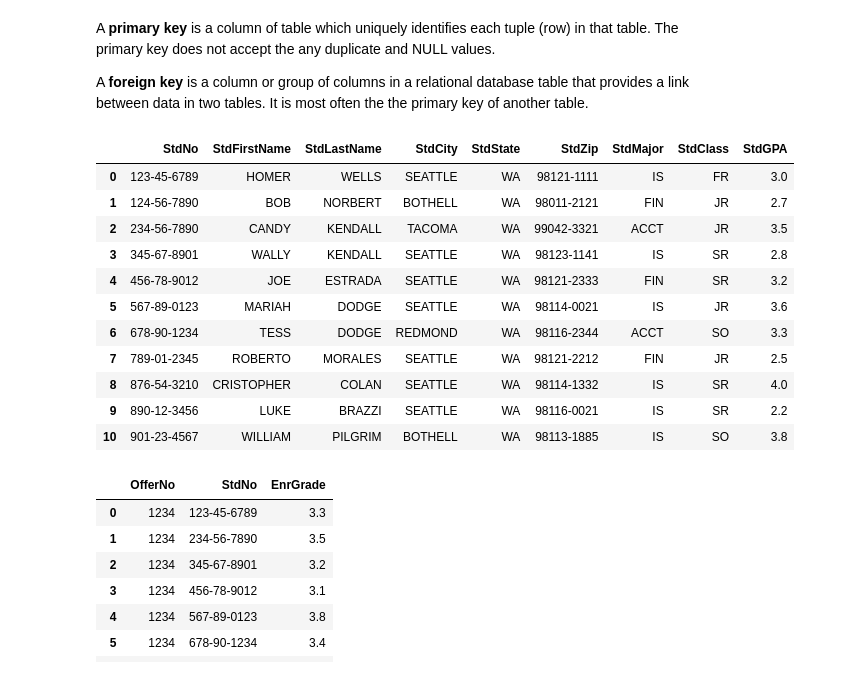
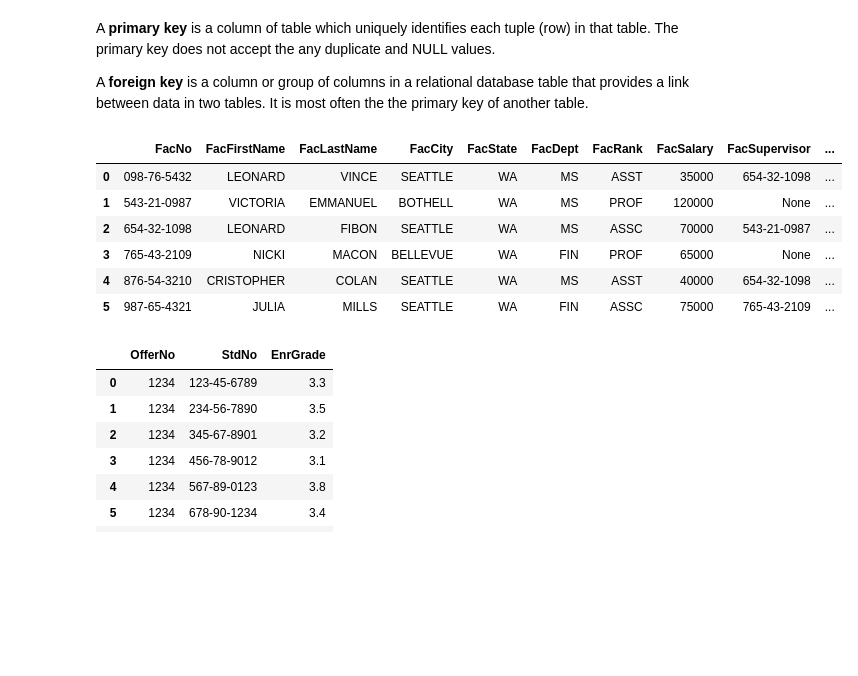
Before and after one commit to ogut77/MIS, a Jupyter notebook: MTBlank.ipynb, the cells around one changed output. Drawn from its saved outputs; the diff is of its cells as text; code cells hidden in the pictures; blank space fills up the shorter version.

```diff
--- a/MTBlank.ipynb
+++ b/MTBlank.ipynb
@@ -4,10 +4,10 @@
 !pip install pandasql
 import pandas as pd
 import pandasql as psql
-Course=pd.read_excel("https://github.com/ogut77/MIS/blob/main/Course.xlsx?raw=true")
-Faculty=pd.read_excel("https://github.com/ogut77/MIS/blob/main/Faculty.xlsx?raw=true")
-Student=pd.read_excel("https://github.com/ogut77/MIS/blob/main/Student.xlsx?raw=true")
-Enrollment=pd.read_excel("https://github.com/ogut77/MIS/blob/main/Enrollment.xlsx?raw=true")
-Offering=pd.read_excel("https://github.com/ogut77/MIS/blob/main/Offering.xlsx?raw=true")
-Faculty_1=pd.read_excel("https://github.com/ogut77/MIS/blob/main/Faculty_1.xlsx?raw=true")
+Course=pd.read_excel("https://raw.githubusercontent.com/ogut77/MIS/master/Course.xlsx?raw=true")
+Faculty=pd.read_excel("https://raw.githubusercontent.com/ogut77/MIS/master/Faculty.xlsx?raw=true")
+Student=pd.read_excel("https://raw.githubusercontent.com/ogut77/MIS/master/Student.xlsx?raw=true")
+Enrollment=pd.read_excel("https://raw.githubusercontent.com/ogut77/MIS/master/Enrollment.xlsx?raw=true")
+Offering=pd.read_excel("https://raw.githubusercontent.com/ogut77/MIS/master/Offering.xlsx?raw=true")
+Faculty_1=pd.read_excel("https://raw.githubusercontent.com/ogut77/MIS/master/Faculty.xlsx?raw=true")
 # %% [output]
@@ -42,23 +32,19 @@ It is most often the the primary key of another table.
 # %%
 #Query 1A-List all student info and
 txt='''
-
+Select *
+From Faculty
 '''
 Q1A =  psql.sqldf(txt)
 Q1A
 # %% [output]
-|  | StdNo | StdFirstName | StdLastName | StdCity | StdState | StdZip | StdMajor | StdClass | StdGPA |
-| 0 | 123-45-6789 | HOMER | WELLS | SEATTLE | WA | 98121-1111 | IS | FR | 3.0 |
-| 1 | 124-56-7890 | BOB | NORBERT | BOTHELL | WA | 98011-2121 | FIN | JR | 2.7 |
-| 2 | 234-56-7890 | CANDY | KENDALL | TACOMA | WA | 99042-3321 | ACCT | JR | 3.5 |
-| 3 | 345-67-8901 | WALLY | KENDALL | SEATTLE | WA | 98123-1141 | IS | SR | 2.8 |
-| 4 | 456-78-9012 | JOE | ESTRADA | SEATTLE | WA | 98121-2333 | FIN | SR | 3.2 |
-| 5 | 567-89-0123 | MARIAH | DODGE | SEATTLE | WA | 98114-0021 | IS | JR | 3.6 |
-| 6 | 678-90-1234 | TESS | DODGE | REDMOND | WA | 98116-2344 | ACCT | SO | 3.3 |
-| 7 | 789-01-2345 | ROBERTO | MORALES | SEATTLE | WA | 98121-2212 | FIN | JR | 2.5 |
-| 8 | 876-54-3210 | CRISTOPHER | COLAN | SEATTLE | WA | 98114-1332 | IS | SR | 4.0 |
-| 9 | 890-12-3456 | LUKE | BRAZZI | SEATTLE | WA | 98116-0021 | IS | SR | 2.2 |
-| 10 | 901-23-4567 | WILLIAM | PILGRIM | BOTHELL | WA | 98113-1885 | IS | SO | 3.8 |
+|  | FacNo | FacFirstName | FacLastName | FacCity | FacState | FacDept | FacRank | FacSalary | FacSupervisor | ... |
+| 0 | 098-76-5432 | LEONARD | VINCE | SEATTLE | WA | MS | ASST | 35000 | 654-32-1098 | ... |
+| 1 | 543-21-0987 | VICTORIA | EMMANUEL | BOTHELL | WA | MS | PROF | 120000 | None | ... |
+| 2 | 654-32-1098 | LEONARD | FIBON | SEATTLE | WA | MS | ASSC | 70000 | 543-21-0987 | ... |
+| 3 | 765-43-2109 | NICKI | MACON | BELLEVUE | WA | FIN | PROF | 65000 | None | ... |
+| 4 | 876-54-3210 | CRISTOPHER | COLAN | SEATTLE | WA | MS | ASST | 40000 | 654-32-1098 | ... |
+| 5 | 987-65-4321 | JULIA | MILLS | SEATTLE | WA | FIN | ASSC | 75000 | 765-43-2109 | ... |
 # %%
 #Query 1B-List Student's all  enrollment grade from offering(Enrollment Table)
 txt='''
```
Also changed, not shown: parts of 1 cell of this notebook.
